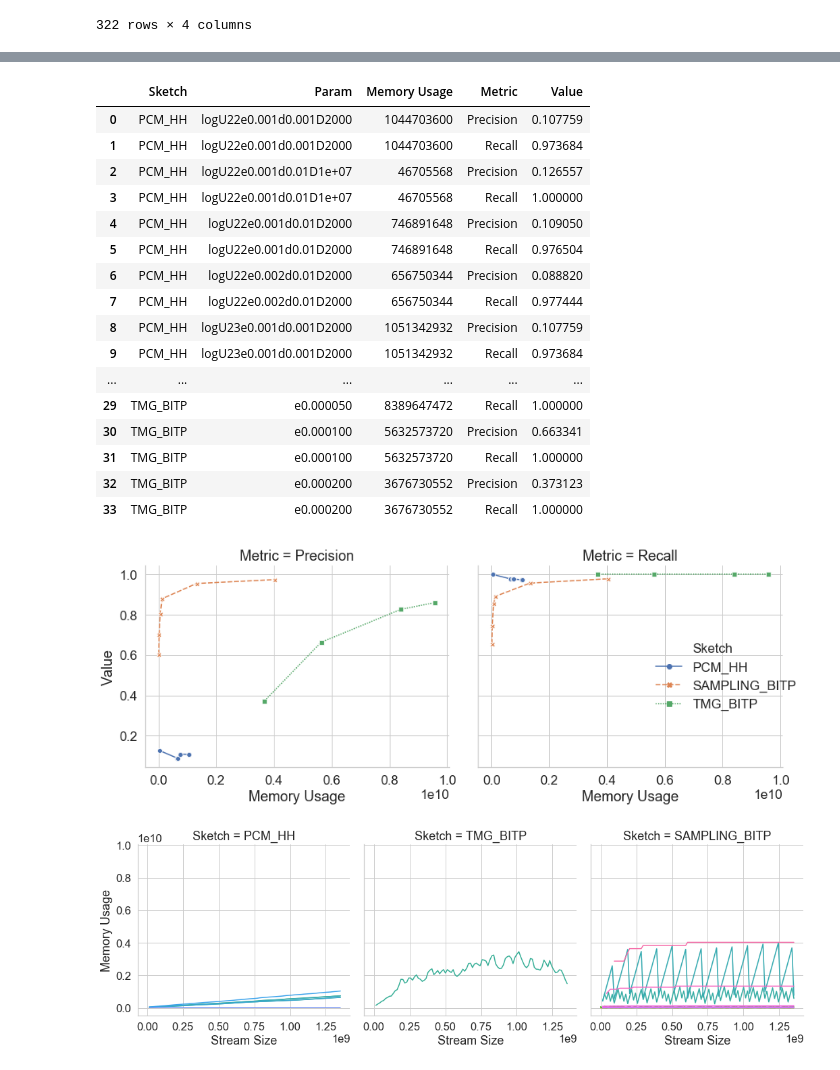
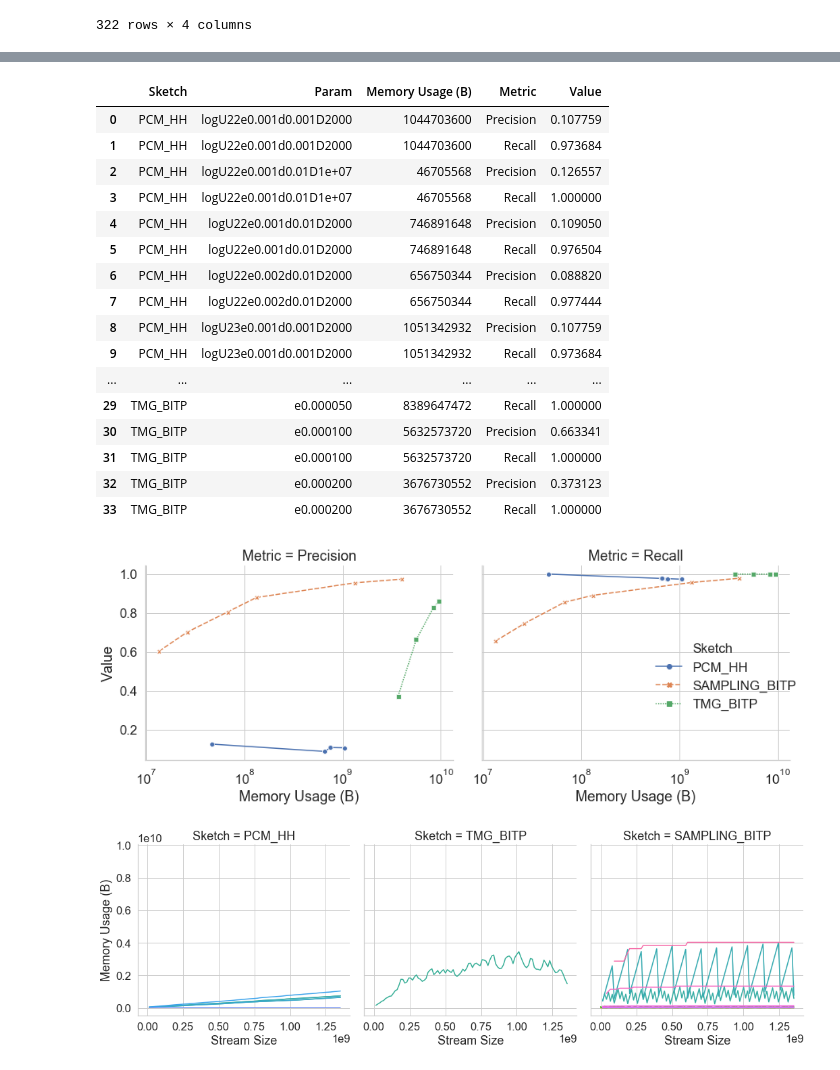
Before and after one commit to Yanqing-UTAH/ATTPCode, a Jupyter notebook: plot/HH_BITP_clientid.ipynb, the cells around one changed output, grey strips where cells are left out. Saved outputs shown, nothing was run; the diff lists cells and outputs as text; code cells hidden in the pictures.

```diff
--- a/plot/HH_BITP_clientid.ipynb
+++ b/plot/HH_BITP_clientid.ipynb
@@ -18,7 +18,7 @@ for i in range(num_files):
 raw_pr = []
 raw_mem = []
 raw_time = []
-for i in range(num_files):
+for i in range(len(s)):
     ln = 0
     query_type = ""
     for line in s[i]:
@@ -51,6 +51,6 @@ for i in range(num_files):
                 t = [sketch[0], ''.join(sketch[1:]), ln, int(t[1].split("=")[0].strip()[:-2])]
                 raw_mem.append(t)
 # %%
-mem_df = pd.DataFrame(raw_mem, columns = ["Sketch", "Param", "Stream Size", "Memory Usage"])
+mem_df = pd.DataFrame(raw_mem, columns = ["Sketch", "Param", "Stream Size", "Memory Usage (B)"])
 mem_df
 # %% [output]
@@ -104,6 +104,6 @@ pr_df
 | 321 | SAMPLING_BITP | ss3000000use_new_impl2 | Recall | 0.981013 |
 322 rows × 4 columns
 # %%
-last_mem_df = mem_df.groupby(["Sketch", "Param"]).agg({"Memory Usage": "max"})
+last_mem_df = mem_df.groupby(["Sketch", "Param"]).agg({"Memory Usage (B)": "max"})
 last_mem_df
 # %% [output]
@@ -126,10 +126,10 @@ last_mem_df
 |  | e0.000200 | 3676730552 |
 |  | e0.000600 | 3460741664 |
 # %%
-pr_df_processed = pd.DataFrame(pd.merge(pr_df, last_mem_df, on = ["Sketch", "Param"]).groupby(["Sketch", "Param", "Memory Usage", "Metric"]).mean().to_records())
+pr_df_processed = pd.DataFrame(pd.merge(pr_df, last_mem_df, on = ["Sketch", "Param"]).groupby(["Sketch", "Param", "Memory Usage (B)", "Metric"]).mean().to_records())
 pr_df_processed
 # %% [output]
-|  | Sketch | Param | Memory Usage | Metric | Value |
+|  | Sketch | Param | Memory Usage (B) | Metric | Value |
 | 0 | PCM_HH | logU22e0.001d0.001D2000 | 1044703600 | Precision | 0.107759 |
 | 1 | PCM_HH | logU22e0.001d0.001D2000 | 1044703600 | Recall | 0.973684 |
 | 2 | PCM_HH | logU22e0.001d0.01D1e+07 | 46705568 | Precision | 0.126557 |
@@ -147,16 +147,17 @@ pr_df_processed
 | 32 | TMG_BITP | e0.000200 | 3676730552 | Precision | 0.373123 |
 | 33 | TMG_BITP | e0.000200 | 3676730552 | Recall | 1.000000 |
 # %%
-g = sns.relplot(x="Memory Usage", y="Value", hue="Sketch", style = "Sketch", col = "Metric", kind = "line",  markers=True,data=pr_df_processed)
+g = sns.relplot(x="Memory Usage (B)", y="Value", hue="Sketch", style = "Sketch", col = "Metric", kind = "line",  markers=True,data=pr_df_processed)
+g.set(xscale = "log")
 plt.tight_layout()
 plt.savefig(prefix + 'pr.pdf')
 # %% [output]
-[figure, old version]
+[figure, new version]
 # %%
-g = sns.relplot(x="Stream Size", y="Memory Usage", hue="Param", data=mem_df, dashes = False, col="Sketch",
+g = sns.relplot(x="Stream Size", y="Memory Usage (B)", hue="Param", data=mem_df, dashes = False, col="Sketch",
                 kind="line", legend=False)
 plt.tight_layout()
 plt.savefig(prefix + 'mem.pdf')
 # %% [output]
-[figure, old version]
+[figure, new version]
 # %%
```
Also changed, not shown: parts of 4 cells of this notebook, 3 other files.
